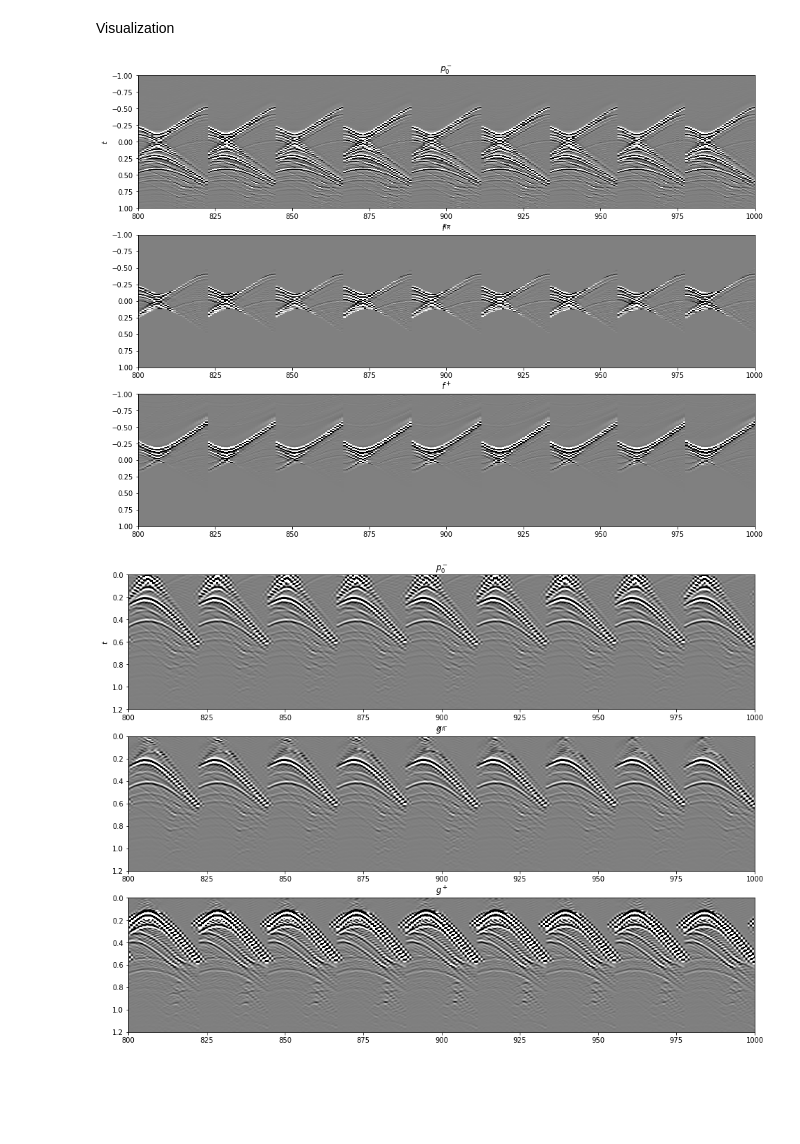
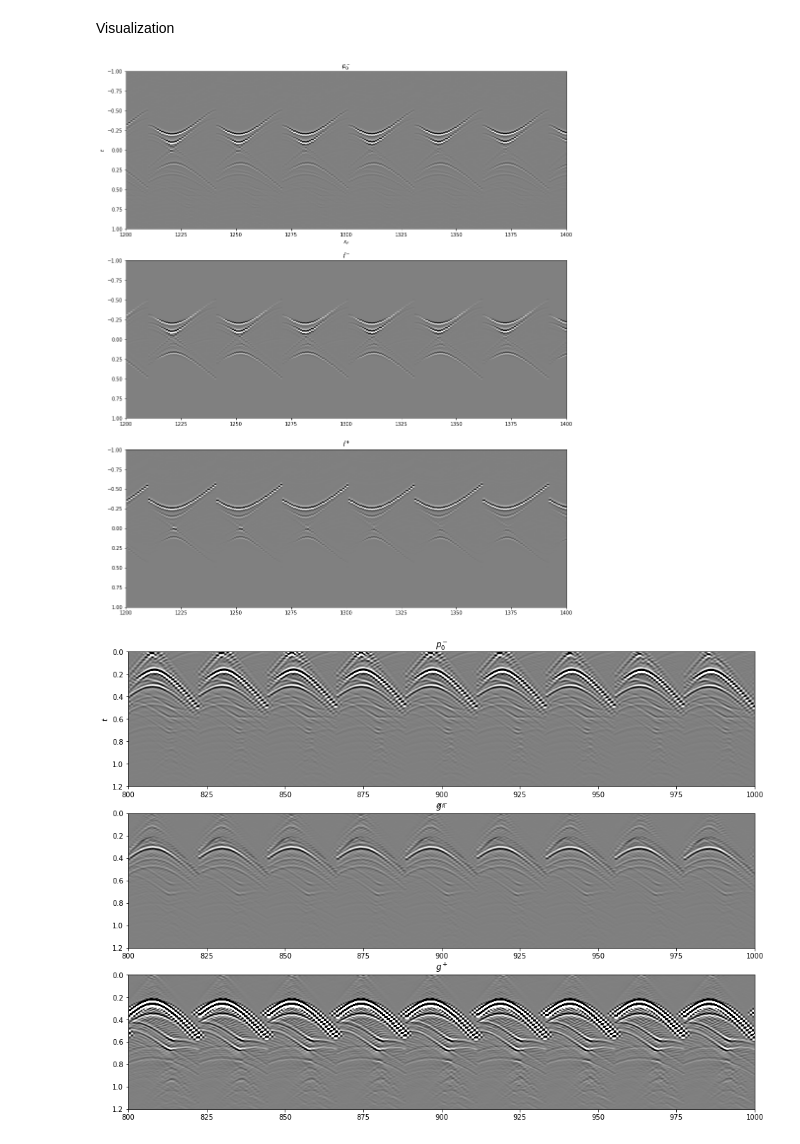
Before and after one commit to PyLops/pylops_notebooks, a Jupyter notebook: developement-distributed/Marchenko3D.ipynb, the cells around one changed output. Saved outputs shown, nothing was run; the diff lists cells and outputs as text; code cells hidden in the pictures; blank space fills up the shorter version.

```diff
--- a/developement-distributed/Marchenko3D.ipynb
+++ b/developement-distributed/Marchenko3D.ipynb
@@ -56,7 +58,7 @@ client
 # %% [markdown]
 Input parameters
 # %%
-inputfile_aux = '../data/marchenko/3DMarchenko_auxiliary.npz'
+inputfile_aux = '../data/marchenko/3DMarchenko_auxiliary_2.npz'
 inputfile_data = '../data/marchenko/3DMarchenko_data_samesrcrec.npz'
 zarrfile = os.environ["STORE_PATH"]+'Marchenko3D/input3D.zarr'
 
@@ -65,8 +67,8 @@ toff = 0.045        # direct arrival time shift
 nsmooth = 10        # time window smoothing
 nfmax = 500         # max frequency for MDC (#samples)
 nstaper = 11        # source/receiver taper lenght
-n_iter = 15         # iterations
-darea = 1800        # areal extent for spatial integration
+n_iter = 10         # iterations
+darea = 900         # areal extent for spatial integration
 
 jr = 1              # subsampling in r
 js = 1              # subsampling in s
@@ -237,7 +247,7 @@ For now we will use the direct wave obtained via finite-difference, but we will
 # %% [markdown]
 Read it directly from Zarr file created in ``Zarr.ipynb`` notebook
 # %%
-dRtwosided_fft = da.from_zarr(zarrfile)
+dRtwosided_fft = 2 * da.from_zarr(zarrfile)  # 2 * as per theory you need 2*R
 #dRtwosided_fft = client.persist(dRtwosided_fft)
 dRtwosided_fft
 # %% [output]
@@ -341,44 +355,44 @@ df1_inv_tot = np.concatenate((df1_inv_tot[:(2*nt-1)], df1_inv_tot[(2*nt-1):]), a
 dg_adj = np.concatenate((dg_adj[:(2*nt-1)], dg_adj[(2*nt-1):]), axis=1).T
 dg_inv = np.concatenate((dg_inv[:(2*nt-1)], dg_inv[(2*nt-1):]), axis=1).T
 # %%
-fig, axs = plt.subplots(3, 1, sharey=True, figsize=(16, 12))
-axs[0].imshow(dp0_minus.T, cmap='gray', vmin=-5e2, vmax=5e2, extent=(r[0,0], r[0,-1], t[-1], -t[-1]))
+fig, axs = plt.subplots(3, 1, sharey=True, figsize=(16, 20))
+axs[0].imshow(dp0_minus.T, cmap='gray', vmin=-6e3, vmax=6e3, extent=(0, nr, t[-1], -t[-1]))
 axs[0].set_title(r'$p_0^-$'), axs[0].set_xlabel(r'$x_R$'), axs[0].set_ylabel(r'$t$')
 axs[0].axis('tight')
-axs[0].set_xlim(800, 1000)
+axs[0].set_xlim(1200,1400)
 axs[0].set_ylim(1, -1)
-axs[1].imshow(df1_inv_minus.T, cmap='gray', vmin=-5e2, vmax=5e2, extent=(r[0,0], r[0,-1], t[-1], -t[-1]))
+axs[1].imshow(df1_inv_minus.T, cmap='gray', vmin=-6e3, vmax=6e3, extent=(0, nr, t[-1], -t[-1]))
 axs[1].set_title(r'$f^-$'), axs[0].set_xlabel(r'$x_R$')
 axs[1].axis('tight')
-axs[1].set_xlim(800, 1000)
+axs[1].set_xlim(1200,1400)
 axs[1].set_ylim(1, -1)
-axs[2].imshow(df1_inv_plus.T, cmap='gray', vmin=-5e2, vmax=5e2, extent=(r[0,0], r[0,-1], t[-1], -t[-1]))
+axs[2].imshow(df1_inv_plus.T, cmap='gray', vmin=-6e3, vmax=6e3, extent=(0, nr, t[-1], -t[-1]))
 axs[2].set_title(r'$f^+$'), axs[0].set_xlabel(r'$x_R$')
 axs[2].axis('tight')
-axs[2].set_xlim(800, 1000)
+axs[2].set_xlim(1200,1400)
 axs[2].set_ylim(1, -1);
 # %% [output]
-[figure, old version]
+[figure, new version]
 # %%
 fig, axs = plt.subplots(3, 1, sharey=True, figsize=(16, 12))
 axs[0].imshow(dp0_minus.T, cmap='gray', vmin=-1e3, vmax=1e3,
-              interpolation='sinc', extent=(r[0,0], r[0,-1], t[-1], -t[-1]))
+              interpolation='sinc', extent=(0, nr, t[-1], -t[-1]))
 axs[0].set_title(r'$p_0^-$'), axs[0].set_xlabel(r'$x_R$'), axs[0].set_ylabel(r'$t$')
 axs[0].axis('tight')
 axs[0].set_ylim(1.2, 0)
 axs[0].set_xlim(800, 1000)
 axs[1].imshow(dg_inv_minus.T, cmap='gray', vmin=-1e3, vmax=1e3,
-              interpolation='sinc', extent=(r[0,0], r[0,-1], t[-1], -t[-1]))
+              interpolation='sinc', extent=(0, nr, t[-1], -t[-1]))
 axs[1].set_title(r'$g^-$'), axs[0].set_xlabel(r'$x_R$')
 axs[1].axis('tight')
 axs[1].set_ylim(1.2, 0)
 axs[1].set_xlim(800, 1000)
 axs[2].imshow(dg_inv_plus.T, cmap='gray', vmin=-1e3, vmax=1e3,
-              interpolation='sinc', extent=(r[0,0], r[0,-1], t[-1], -t[-1]))
+              interpolation='sinc', extent=(0, nr, t[-1], -t[-1]))
 axs[2].set_title(r'$g^+$'), axs[0].set_xlabel(r'$x_R$')
 axs[2].axis('tight')
 axs[2].set_ylim(1.2, 0)
 axs[2].set_xlim(800, 1000);
 # %% [output]
-[figure, old version]
+[figure, new version]
 # %%
```
Also changed, not shown: parts of 9 cells of this notebook.
